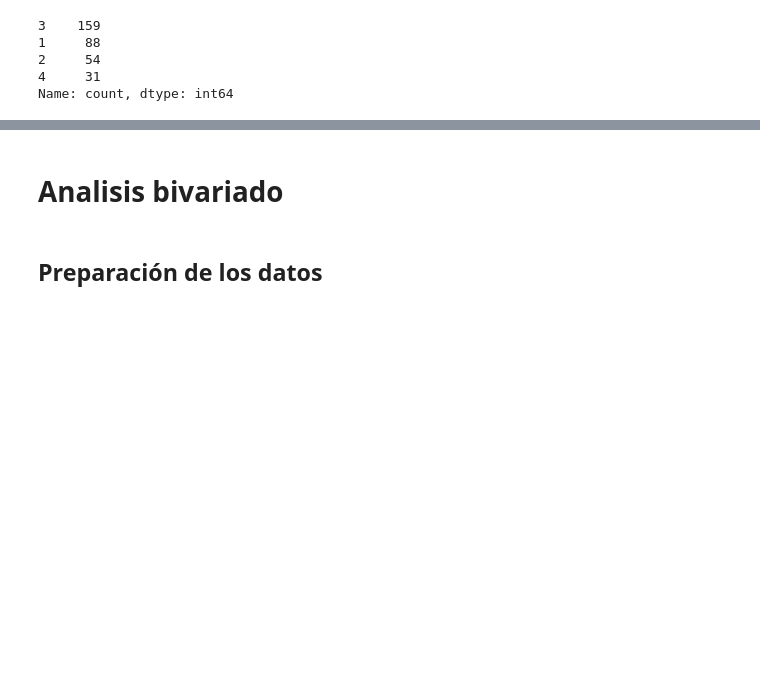
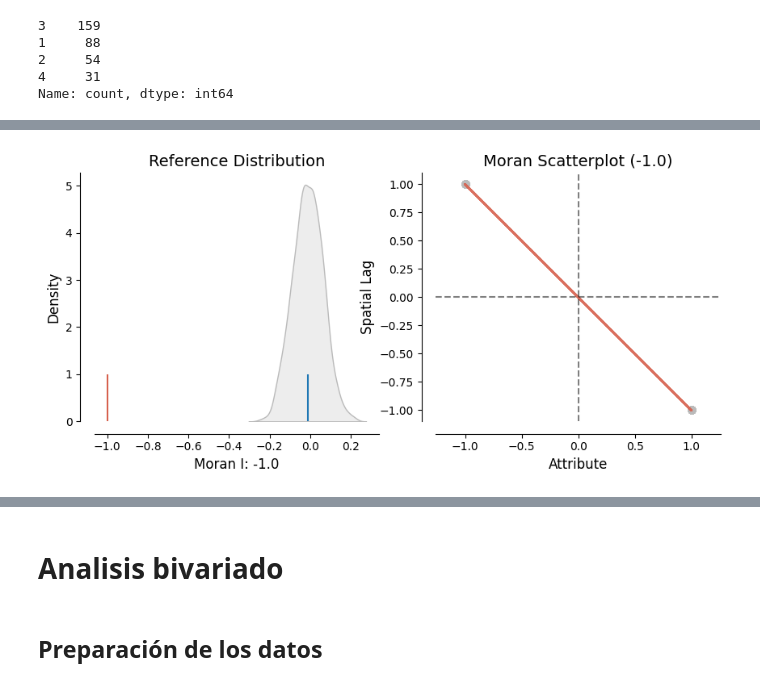
Before and after one commit to jdavidortega/Geographic_Data_Science_with_Python, a Jupyter notebook: Geospatial/autocorrelacion_espacial.ipynb, the cells around one changed output, grey strips where cells are left out. Drawn from its saved outputs; the diff is of its cells as text; code cells hidden in the pictures; blank space fills up the shorter version.

```diff
--- a/Geospatial/autocorrelacion_espacial.ipynb
+++ b/Geospatial/autocorrelacion_espacial.ipynb
@@ -302,0 +392,6 @@ Name: count, dtype: int64
+# %%
+# Distribución de referencia de I bajo aleatoriedad espacial y el valor observado (línea roja, muy a la izquierda)
+plot_moran(moran_tablero)
+plt.show()
+# %% [output]
+[figure, added]
```
Also changed, not shown: parts of 21 cells of this notebook, 5 other files.
